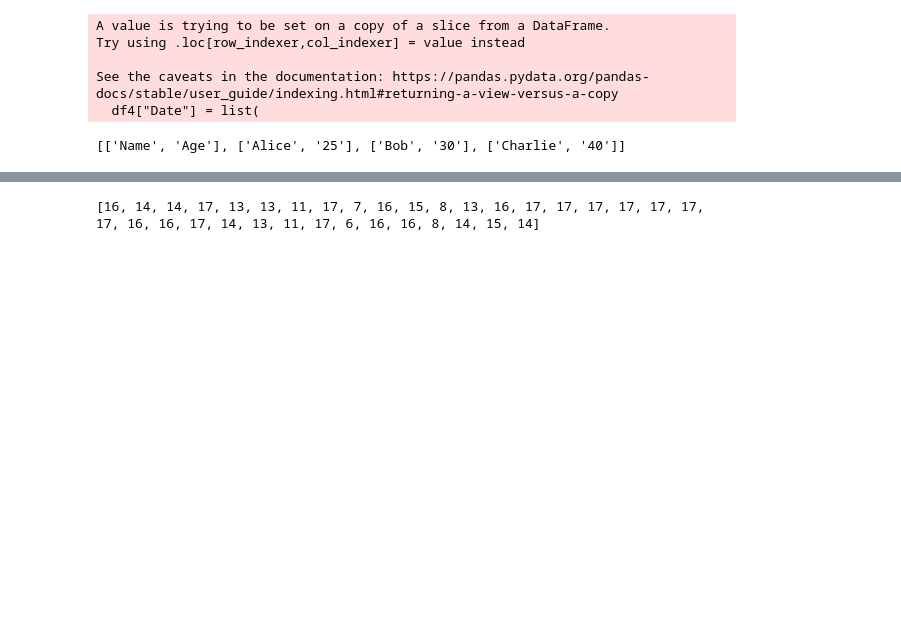
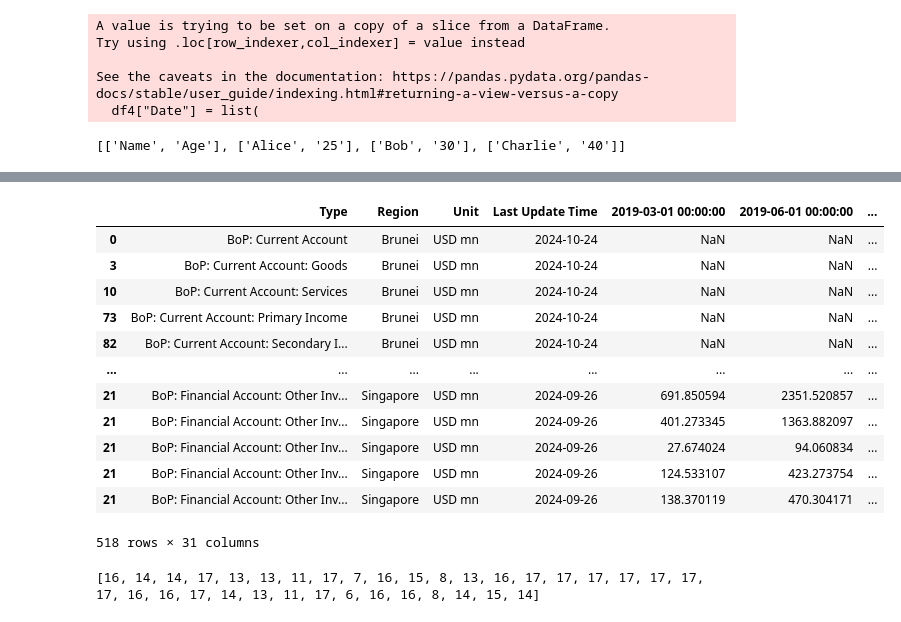
Before and after one commit to aizudeen11/cfm-nlp, a Jupyter notebook: main.ipynb, the cells around one changed output, grey strips where cells are left out. Drawn from its saved outputs; the diff is of its cells as text; code cells hidden in the pictures; blank space fills up the shorter version.

```diff
--- a/main.ipynb
+++ b/main.ipynb
@@ -139,3 +140,57 @@ for x in init_dict['desc'].values():
+# %%
+def sg_row(df:pd.DataFrame, main:bool = True) -> pd.DataFrame:
+    var = df.columns[:4] if main else df.columns[4:]
+    return df[var]
+
+sg_add = {
+ 'FDI Assets':{'FDI Equity Assets': 0.74,'FDI Debt Assets': 0.26},
+ 'FDI Liabilities': {'FDI Equity Liabilities': 0.85,'FDI Debt Liabilities': 0.15},
+ 'Portfolio Assets': {'Portfolio Equity Assets': 0.57, 'Portfolio Debt Assets': 0.43},
+ 'Portfolio Liabilities': {'Portfolio Equity Liabilities': 0.67, 'Portfolio Debt Liabilities': 0.33},
+ 'Other Investment Assets': {'Currency and Deposits Assets': 0.5, 'Loans Assets': 0.29, 'Insurance and Pension Assets': 0.02, 'Trade Credits and Advances Assets': 0.09, 'OI Others Assets': 0.1},
+ 'Other Investment Liabilities': {'Currency and Deposits Liabilities': 0.5, 'Loans Liabilities': 0.29, 'Insurance and Pension Liabilities': 0.02, 'Trade Credits and Advances Liabilities': 0.09, 'OI Others Liabilities': 0.1},
+ }
+
+m = df_all_annual_2[(df_all_annual_2['Region']== 'Singapore')]['Type'].to_list()
+df_init[(df_init['desc'].isin(m))]['group'].unique().tolist()
+
+sg_item = ['FDI Assets',
+ 'Portfolio Assets',
+ 'Other Investment Assets',
+ 'FDI Liabilities',
+ 'Portfolio Liabilities',
+ 'Other Investment Liabilities']
+
+sg_item2 = df_init[(df_init['short_title'].isin(sg_item))]['desc'].to_list()
+sg_df = pd.DataFrame(columns=df_all_annual_2.columns)
+
+for x, y in zip(sg_item2, sg_add.values()):
+    multiplier = list(y.values())
+    row_type = list(y.keys())
+    df_temp = df_all_annual_2[(df_all_annual_2['Type'] == x) &(df_all_annual_2['Region']== 'Singapore')]
+    for n in range(len(row_type)):
+        col1 = sg_row(df_temp, main=True)
+        col1.iat[0, 0] = list(df_init[(df_init['short_title']==row_type[n])]['desc'])[0]
+        col2 = sg_row(df_temp, main=False) * multiplier[n]
+        merged = pd.concat([col1, col2], axis=1)
+        sg_df = pd.concat([sg_df, merged], axis=0)
+# %%
+df_all_annual_2 = pd.concat([df_all_annual_2, sg_df], axis=0)
+df_all_annual_2
+# %% [output]
+|  | Type | Region | Unit | Last Update Time | 2019-03-01 00:00:00 | 2019-06-01 00:00:00 | ... |
+| 0 | BoP: Current Account | Brunei | USD mn | 2024-10-24 | NaN | NaN | ... |
+| 3 | BoP: Current Account: Goods | Brunei | USD mn | 2024-10-24 | NaN | NaN | ... |
+| 10 | BoP: Current Account: Services | Brunei | USD mn | 2024-10-24 | NaN | NaN | ... |
+| 73 | BoP: Current Account: Primary Income | Brunei | USD mn | 2024-10-24 | NaN | NaN | ... |
+| 82 | BoP: Current Account: Secondary I... | Brunei | USD mn | 2024-10-24 | NaN | NaN | ... |
+| ... | ... | ... | ... | ... | ... | ... | ... |
+| 21 | BoP: Financial Account: Other Inv... | Singapore | USD mn | 2024-09-26 | 691.850594 | 2351.520857 | ... |
+| 21 | BoP: Financial Account: Other Inv... | Singapore | USD mn | 2024-09-26 | 401.273345 | 1363.882097 | ... |
+| 21 | BoP: Financial Account: Other Inv... | Singapore | USD mn | 2024-09-26 | 27.674024 | 94.060834 | ... |
+| 21 | BoP: Financial Account: Other Inv... | Singapore | USD mn | 2024-09-26 | 124.533107 | 423.273754 | ... |
+| 21 | BoP: Financial Account: Other Inv... | Singapore | USD mn | 2024-09-26 | 138.370119 | 470.304171 | ... |
+518 rows × 31 columns
 # %%
 #checking
 
```
Also changed, not shown: parts of 14 cells of this notebook.
